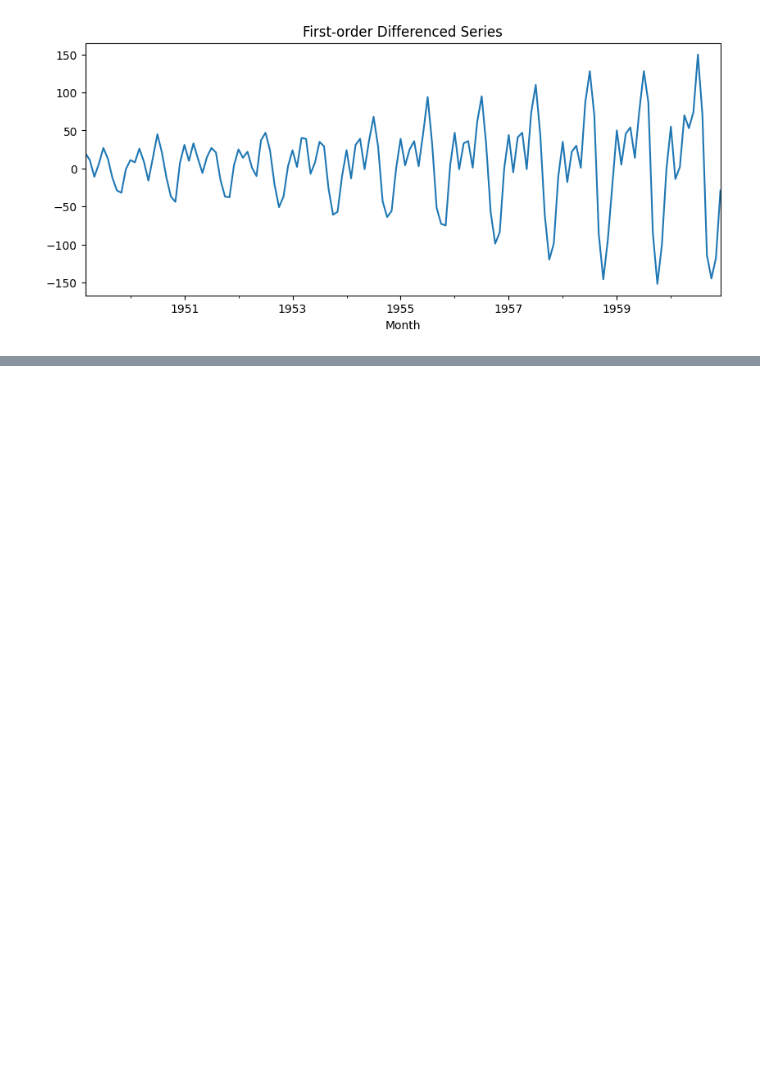
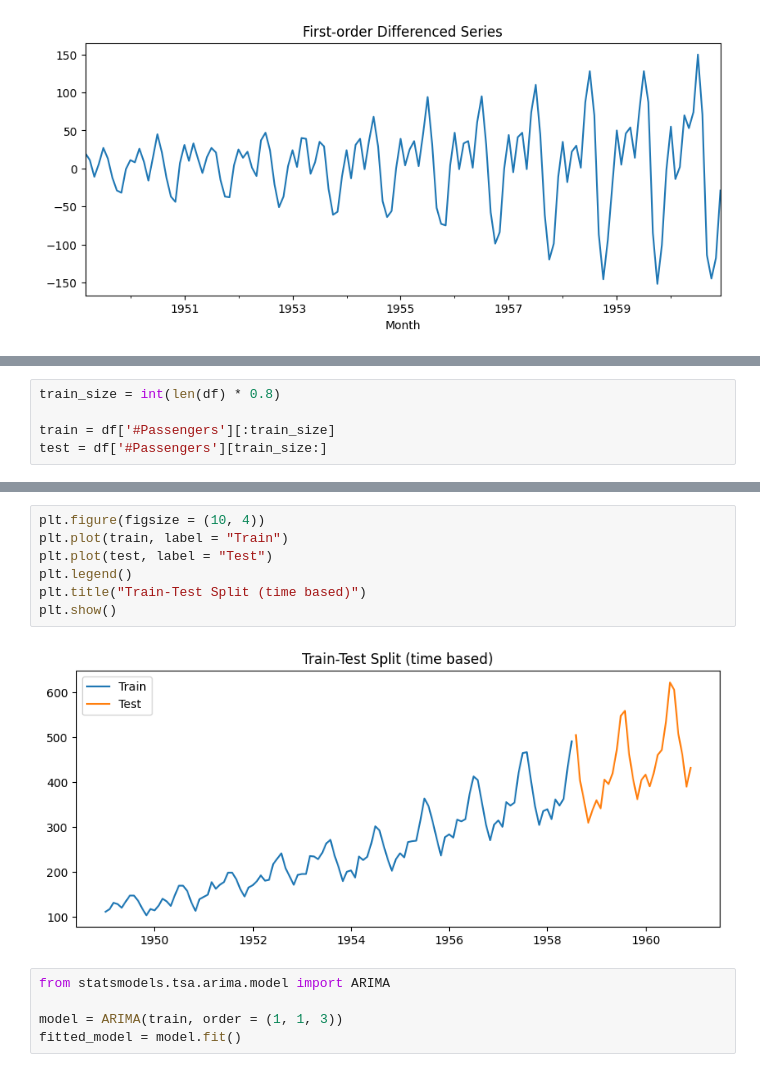
Before and after one commit to Luckysolex/Data-Science-Projects, a Jupyter notebook: Time_series.ipynb, the cells around one changed output, grey strips where cells are left out. Drawn from its saved outputs; the diff is of its cells as text; blank space fills up the shorter version.

```diff
--- a/Time_series.ipynb
+++ b/Time_series.ipynb
@@ -249,0 +381,5 @@ plt.show()
+# %%
+train_size = int(len(df) * 0.8)
+
+train = df['#Passengers'][:train_size]
+test = df['#Passengers'][train_size:]
@@ -249,0 +430,14 @@ plt.show()
+# %%
+plt.figure(figsize = (10, 4))
+plt.plot(train, label = "Train")
+plt.plot(test, label = "Test")
+plt.legend()
+plt.title("Train-Test Split (time based)")
+plt.show()
+# %% [output]
+[figure, added]
+# %%
+from statsmodels.tsa.arima.model import ARIMA
+
+model = ARIMA(train, order = (1, 1, 3))
+fitted_model = model.fit()
```
Also changed, not shown: parts of 27 cells of this notebook.
